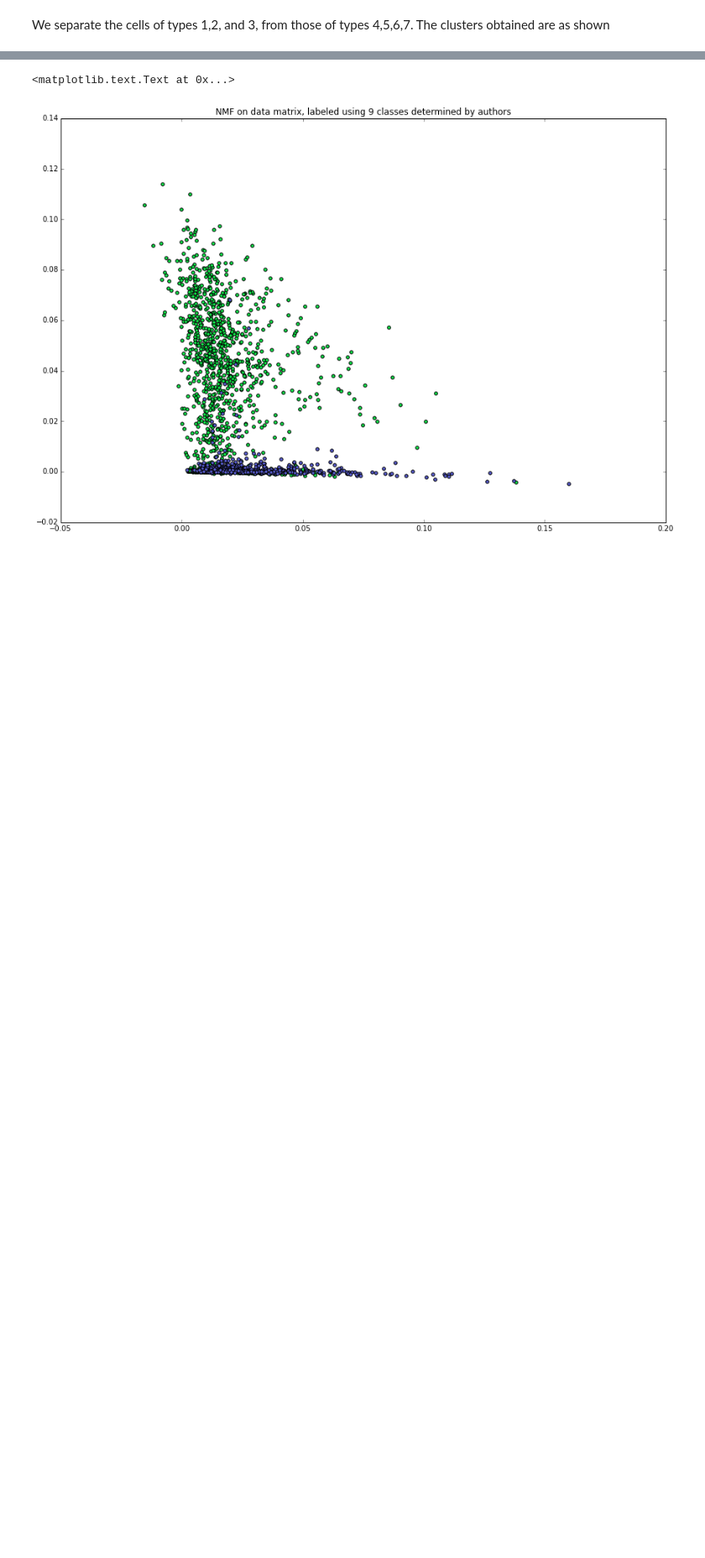
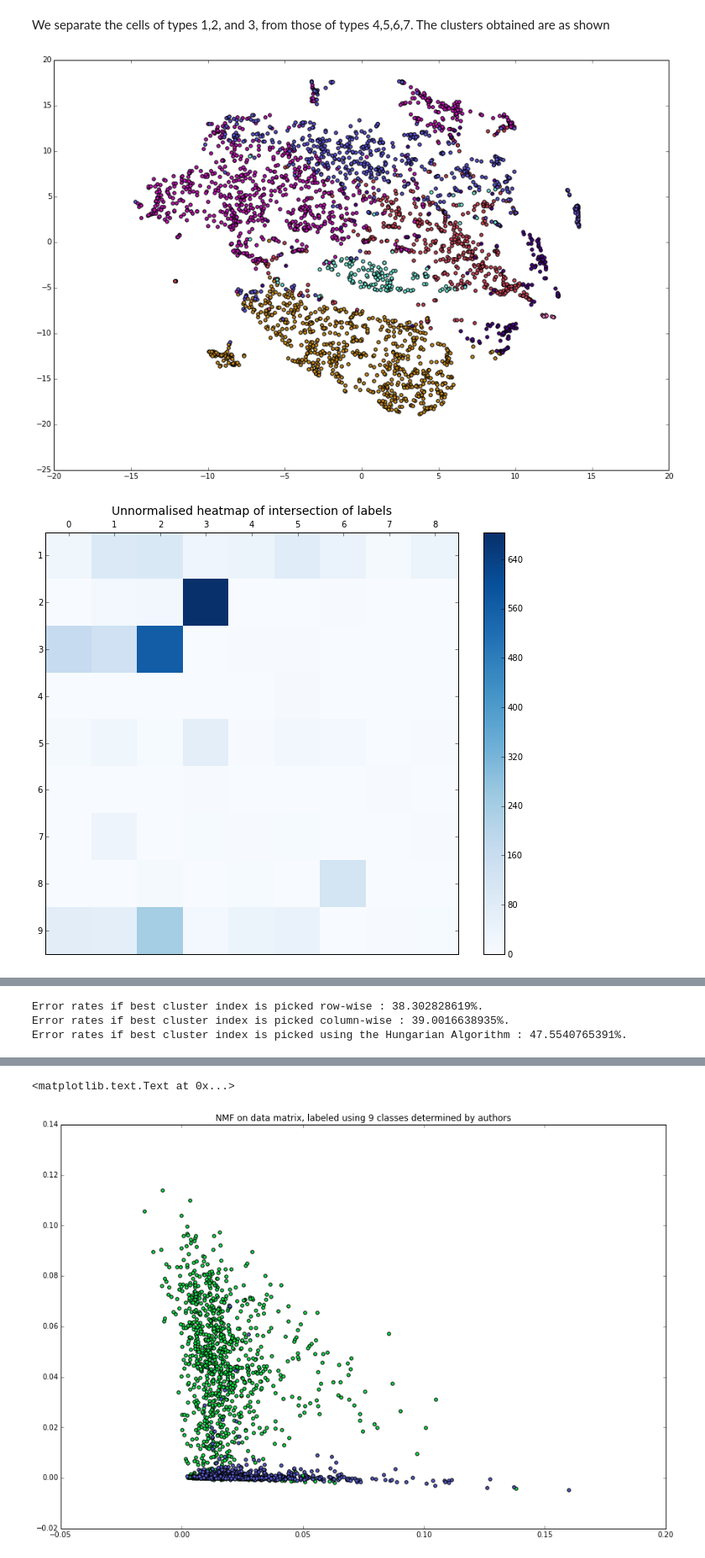
Before and after one commit to govinda-kamath/clustering_on_transcript_compatibility_counts, a Jupyter notebook: Clustering_from_eqclasses_pipeline_GK_test.ipynb, the cells around one changed output, grey strips where cells are left out. Shown at 84% size. Saved outputs shown, nothing was run; the diff lists cells and outputs as text; code cells hidden in the pictures; blank space fills up the shorter version.

```diff
--- a/Clustering_from_eqclasses_pipeline_GK_test.ipynb
+++ b/Clustering_from_eqclasses_pipeline_GK_test.ipynb
@@ -164,6 +164,3 @@ plt.title('t-SNE on data, 9 labels determined by authors')
 [figure]
 # %% [markdown]
 Perform NMF on the dataset
-# %%
-%matplotlib inline
-X_NMF = jz_NMF(X,n_topics=2)
@@ -170,2 +183,9 @@ X_NMF = jz_NMF(X,n_topics=2)
 # %% [markdown]
 We separate the cells of types 1,2, and 3, from those of types 4,5,6,7. The clusters obtained are as shown
+# %%
+labelNMF=np.argmax (X_NMF, axis=1)
+jz_plot(X_tsne,labelNMF)
+analyse_labeling_schemes(labelNMF,truth_9)
+# %% [output]
+[figure, added]
+[figure, added]
@@ -171,0 +194,3 @@ We separate the cells of types 1,2, and 3, from those of types 4,5,6,7. The clus
+Error rates if best cluster index is picked row-wise : 38.302828619%.
+Error rates if best cluster index is picked column-wise : 39.0016638935%.
+Error rates if best cluster index is picked using the Hungarian Algorithm : 47.5540765391%.
```
Also changed, not shown: parts of 19 cells of this notebook, 14 other files.
